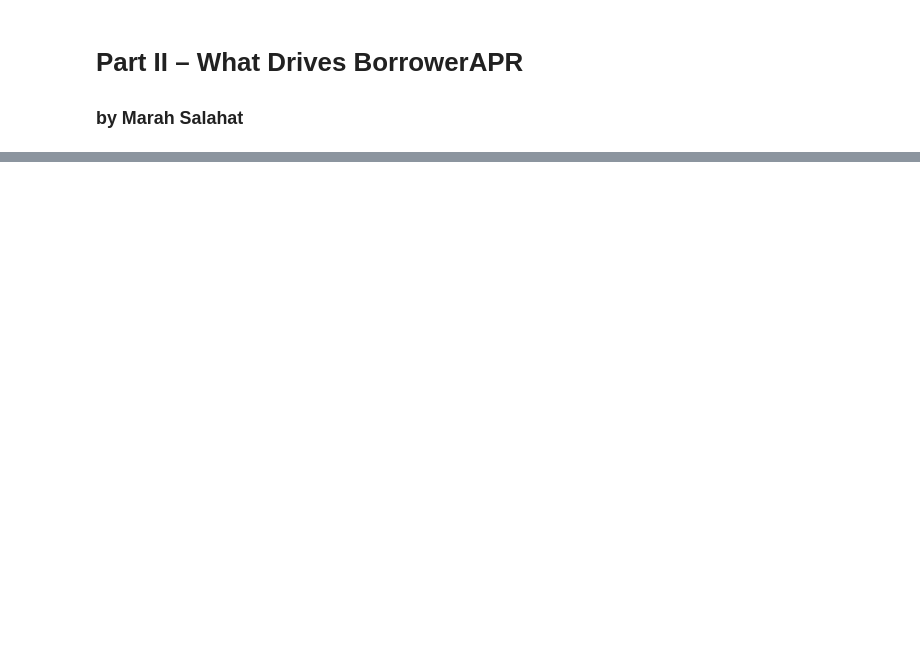
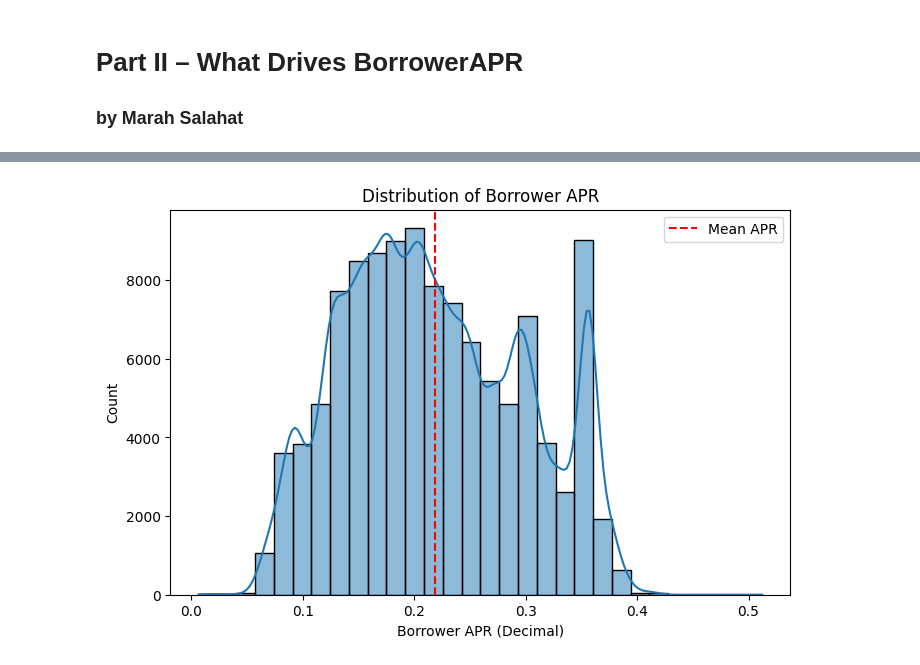
Before and after one commit to MarahSalahat/What-Drives-BorrowerAPR, a Jupyter notebook: Part_II_explanatory_template.ipynb, the cells around one changed output, grey strips where cells are left out. Drawn from its saved outputs; the diff is of its cells as text; code cells hidden in the pictures; blank space fills up the shorter version.

```diff
--- a/Part_II_explanatory_template.ipynb
+++ b/Part_II_explanatory_template.ipynb
@@ -28,0 +39,12 @@ df= pd.read_csv("prosperLoanData.csv")
+# %%
+# Polished Histogram (Univariate)
+plt.figure(figsize=(8, 5))
+sns.histplot(df['BorrowerAPR'], bins=30, kde=True)
+plt.axvline(df['BorrowerAPR'].mean(), color='red', linestyle='--', label='Mean APR')
+plt.title('Distribution of Borrower APR')
+plt.xlabel('Borrower APR (Decimal)')
+plt.ylabel('Count')
+plt.legend()
+plt.show()
+# %% [output]
+[figure, added]
```
Also changed, not shown: parts of 17 cells of this notebook, 1 other file.
